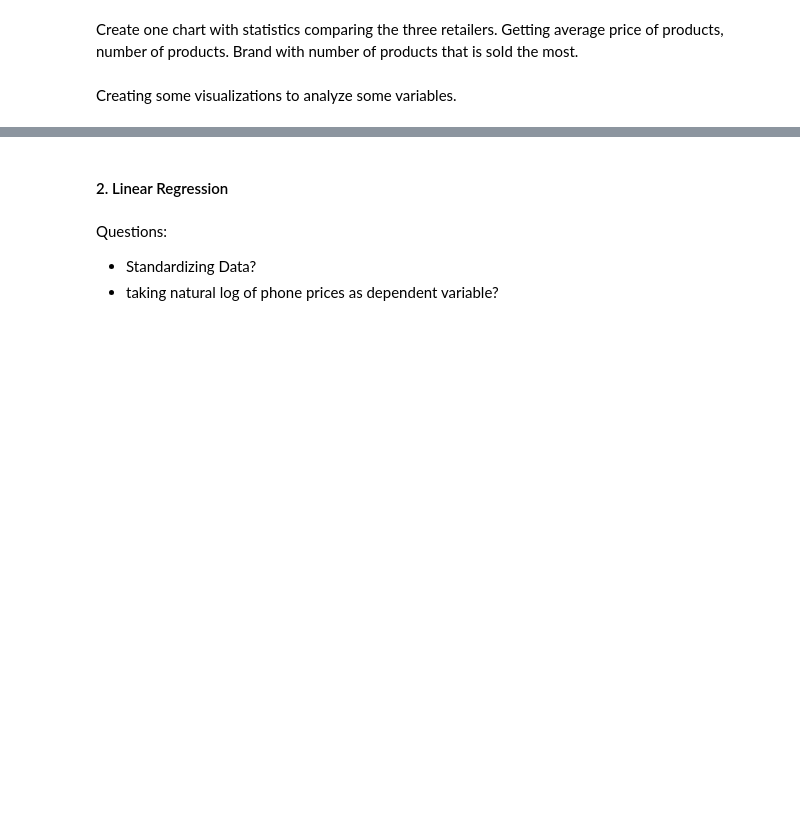
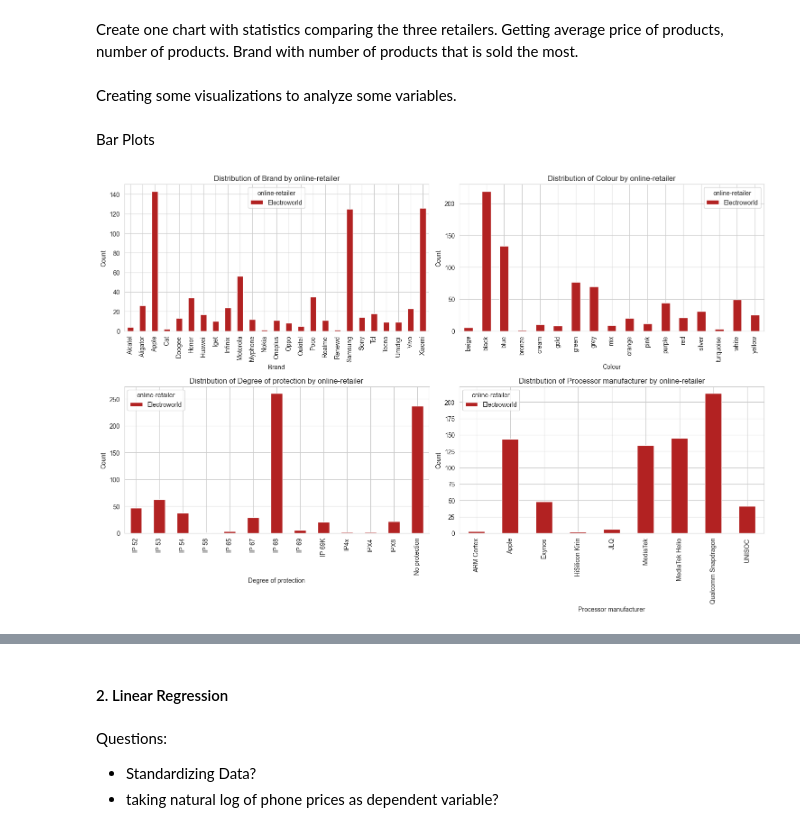
Before and after one commit to N0Data4U/Data-Processing-Project, a Jupyter notebook: data_analysis.ipynb, the cells around one changed output, grey strips where cells are left out. Saved outputs shown, nothing was run; the diff lists cells and outputs as text; code cells hidden in the pictures; blank space fills up the shorter version.

Commit message:
Added functions for data analysis and created summary statistics and visualizations.

```diff
--- a/data_analysis.ipynb
+++ b/data_analysis.ipynb
@@ -43,0 +26,6 @@ print(correlation_matrix)
+# %%
+# Importing csv file with the data
+data = pd.read_csv("Product_Table_Electroworld.csv")
+# %%
+# Convert the 'bluetooth' column to integer type
+data['bluetooth version'] = data['bluetooth version'].astype(str)
@@ -107,0 +51,37 @@ plt.show()
+# %% [markdown]
+Bar Plots
+# %%
+# List of variables to plot
+variables_to_plot = ['brand', 'colour', 'degree of protection', 'processor manufacturer']
+grouping_variable = 'online-retailer'  # Secondary variable for grouping
+
+# Create a 2x2 subplot grid
+fig, axes = plt.subplots(2, 2, figsize=(15, 10))
+
+# Plot grouped bar chart for each variable
+for idx, variable in enumerate(variables_to_plot):
+    ax = axes[idx // 2, idx % 2]  # Get the current axis
+    grouped_data = data.groupby([variable, grouping_variable]).size().unstack()
+    grouped_data.plot(kind='bar', stacked=True, ax=ax, color = 'firebrick')
+    ax.set_title(f'Distribution of {variable.capitalize()} by {grouping_variable}')
+    ax.set_xlabel(variable.capitalize())
+    ax.set_ylabel('Count')
+
+# Adjust layout
+plt.tight_layout()
+
+# Saving the plots in the "images" directory
+# Get the current working directory
+current_directory = os.getcwd()
+
+# Create the "images" folder if it doesn't exist
+images_folder = os.path.join(current_directory, "images")
+if not os.path.exists(images_folder):
+    os.makedirs(images_folder)
+
+# Save the plots in the "images" folder
+plt.savefig(os.path.join(images_folder, "bar_plots_grouped.png"))
+
+plt.show()
+# %% [output]
+[figure, added]
```
Also changed, not shown: parts of 15 cells of this notebook, 7 other files.
